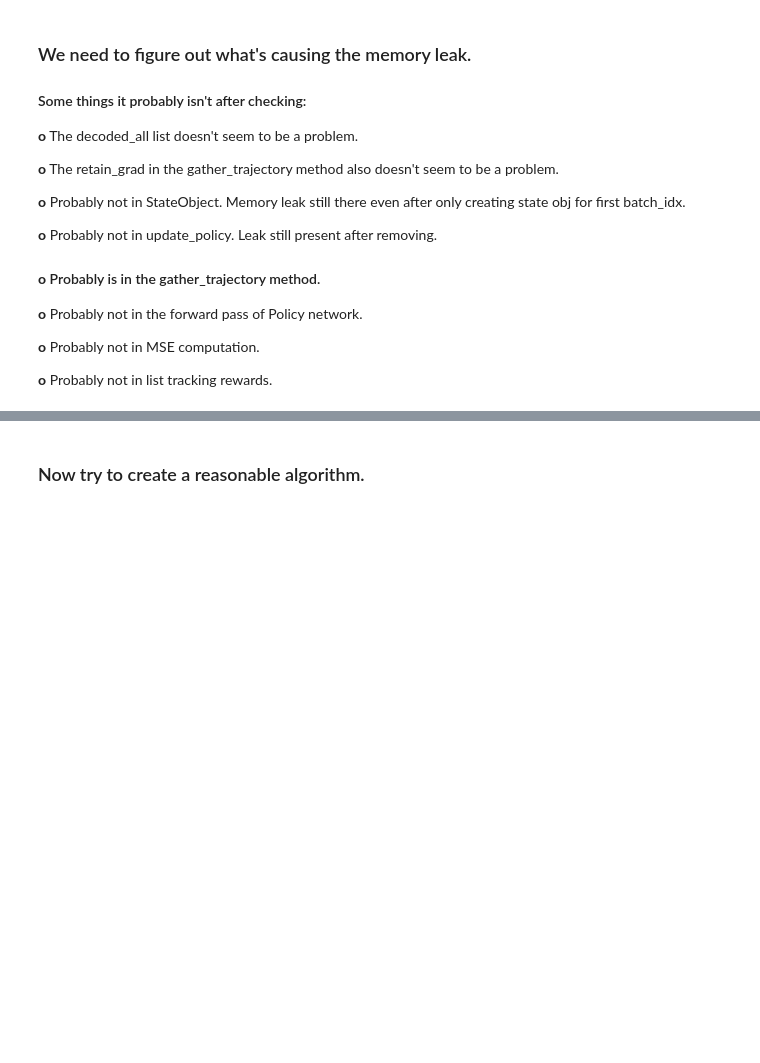
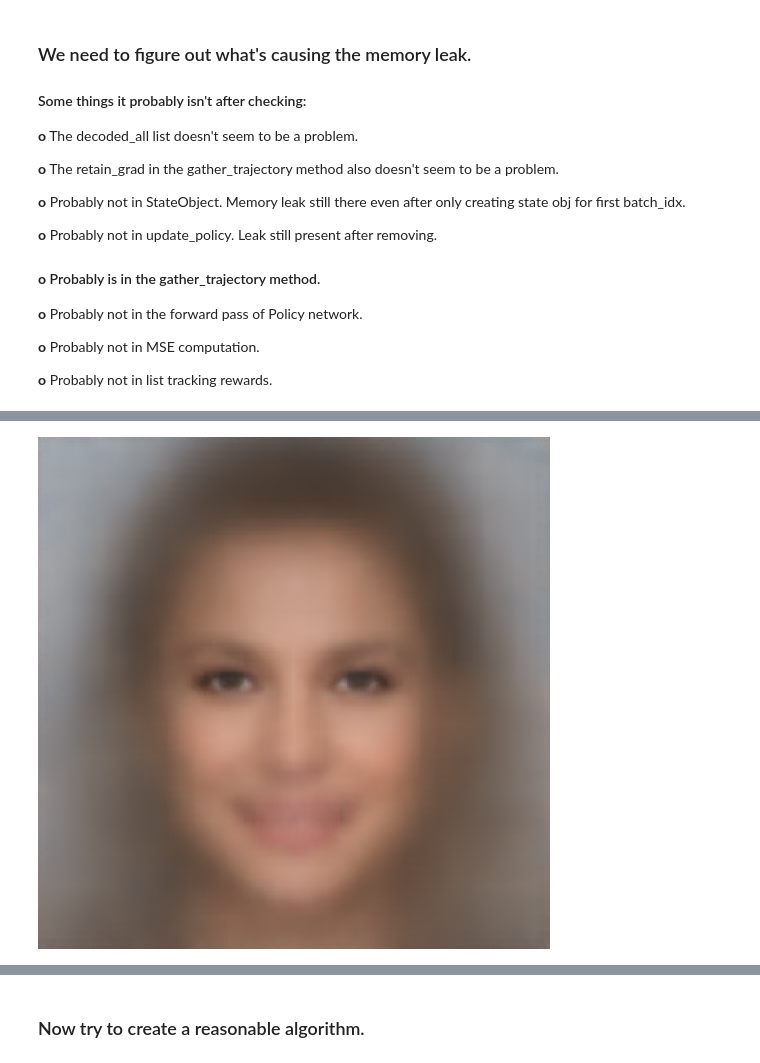
Before and after one commit to sohdas/CS639-FinalProject, a Jupyter notebook: dev/dev.ipynb, the cells around one changed output, grey strips where cells are left out. Cells and saved outputs as stored; diff of their text form; code cells hidden in the pictures; blank space fills up the shorter version.

```diff
--- a/dev/dev.ipynb
+++ b/dev/dev.ipynb
@@ -29,7 +29,7 @@ class Agent():
     def __init__(self):
         super(Agent, self).__init__()
         self.policy = Policy().to(device)
-        self.optimizer = optim.Adam(self.policy.parameters(), lr=5e-4)
+        self.optimizer = optim.Adam(self.policy.parameters(), lr=1e-4)
         self.iscuda = True
 
         # Maybe not necessary.
@@ -264,7 +265,9 @@ BI 43 Loss: 0.0627
 # %%
-i_img = 20
+i_img = 2
 img = decoded_all[0][i_img].detach().cpu()
 to_pil_image(img)
+# %% [output]
+[figure, added]
 # %%
 i_view = 9
 img = decoded_all[i_view][i_img].detach().cpu()
```
Also changed, not shown: parts of 4 cells of this notebook, 1 other file.
